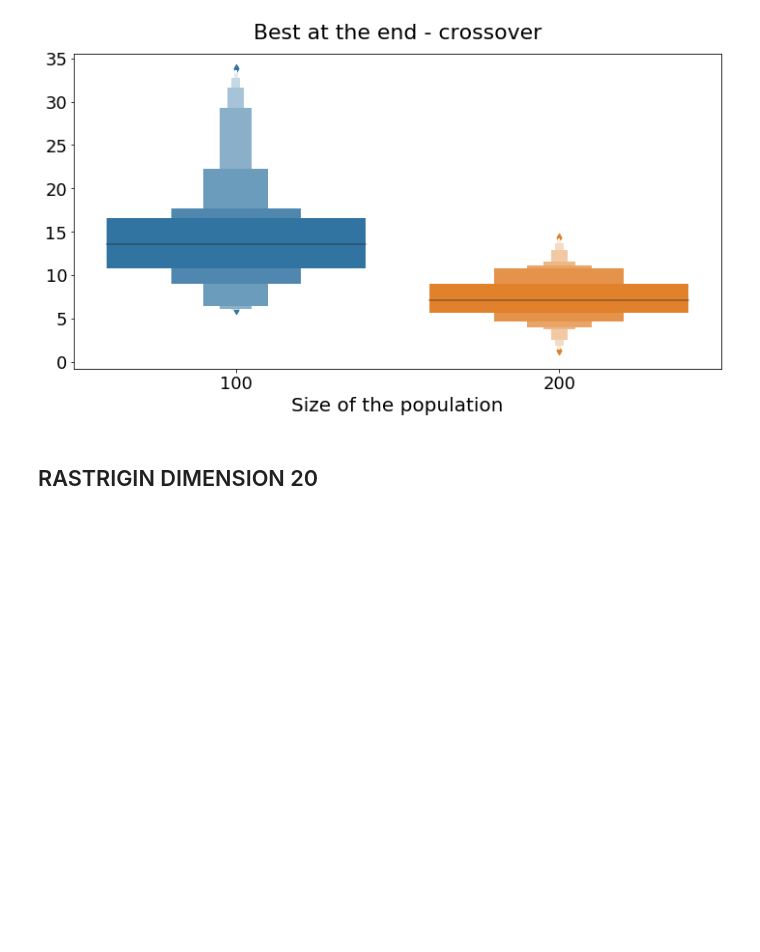
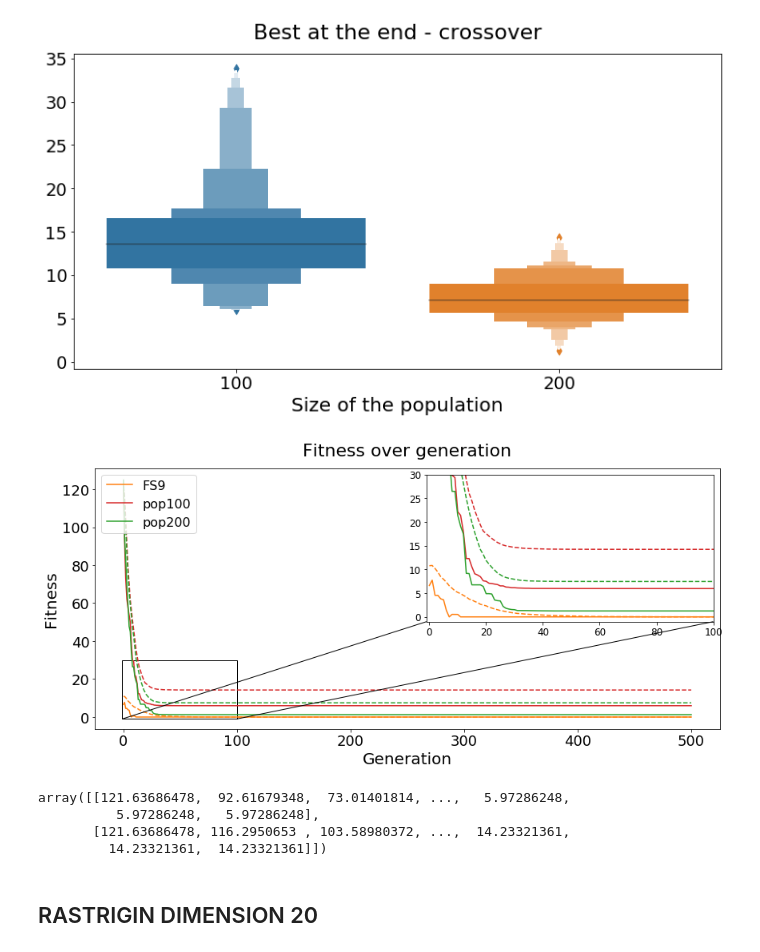
Before and after one commit to eleonoragatti44/Transposition-ECProject, a Jupyter notebook: analysis.ipynb, the cells around one changed output. Drawn from its saved outputs; the diff is of its cells as text; code cells hidden in the pictures; blank space fills up the shorter version.

```diff
--- a/analysis.ipynb
+++ b/analysis.ipynb
@@ -153,6 +153,55 @@ ax.set_xlabel('Size of the population')
 plt.savefig('Figure/box_rastrigin_crossover_D12.pdf', dpi=400)
 # %% [output]
 [figure]
+# %%
+pop100 = get_data('Results/Rastrigin/D12/rastrigin_crossover.dat')
+pop200 = get_data('Results/Rastrigin/D12/rastrigin_crossover_200pop.dat')
+
+fig, ax = plt.subplots(figsize=(14,6))
+axins = zoomed_inset_axes(ax, zoom=2.5, loc=1)
+
+ax.plot(fs9[0], label='FS9', c='tab:orange')
+ax.plot(fs9[1], c='tab:orange', linestyle='dashed')
+axins.plot(fs9[0], label='FS9', c='tab:orange')
+axins.plot(fs9[1], c='tab:orange', linestyle='dashed')
+
+
+ax.plot(pop100[0], label='pop100', c='tab:red')
+ax.plot(pop100[1], c='tab:red', linestyle='dashed')
+axins.plot(pop100[0], label='pop100', c='tab:red')
+axins.plot(pop100[1], c='tab:red', linestyle='dashed')
+
+ax.plot(pop200[0], label='pop200', c='tab:green')
+ax.plot(pop200[1], c='tab:green', linestyle='dashed')
+axins.plot(pop200[0], label='pop200', c='tab:green')
+axins.plot(pop200[1], c='tab:green', linestyle='dashed')
+
+
+# zoom
+
+x1, x2, y1, y2 = -1, 100, -1, 30
+axins.set_xlim(x1, x2)
+axins.set_ylim(y1, y2)
+axins.tick_params(axis='both', labelsize=12)
+mark_inset(ax, axins, loc1=3, loc2=4);
+
+ax.set_title('Fitness over generation', pad=15)
+ax.set_xlabel('Generation')
+ax.set_ylabel('Fitness')
+ax.legend(loc='upper left', fontsize=16)
+
+plt.savefig('Figure/fitness_rastrigin_confrontation_D12.pdf', dpi=400)
+#plt.xlim(0,500)
+#plt.ylim(0,10)
+# %% [output]
+[figure, added]
+# %%
+pop100
+# %% [output]
+array([[121.63686478,  92.61679348,  73.01401814, ...,   5.97286248,
+          5.97286248,   5.97286248],
+       [121.63686478, 116.2950653 , 103.58980372, ...,  14.23321361,
+         14.23321361,  14.23321361]])
 # %% [markdown]
 ## RASTRIGIN DIMENSION 20
 # %% [markdown]
```
Also changed, not shown: parts of 7 cells of this notebook, 9 other files.
